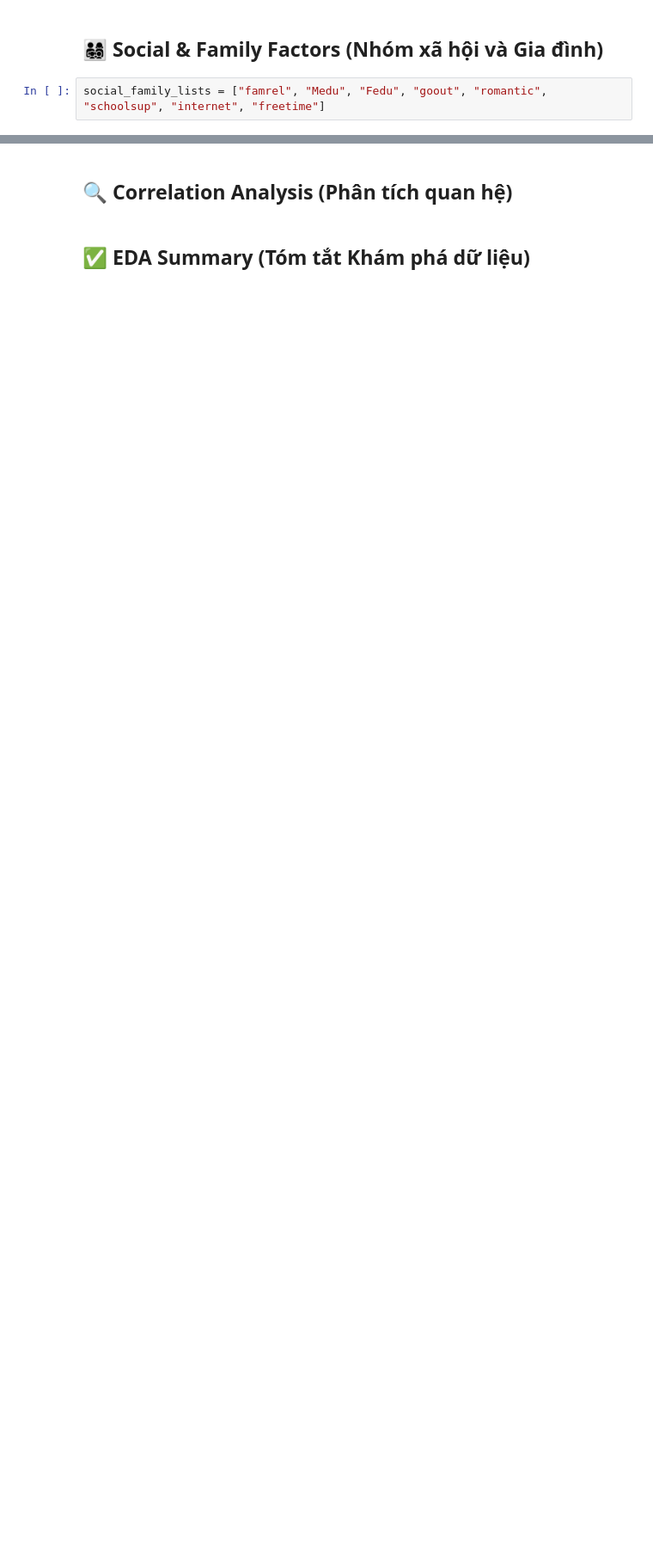
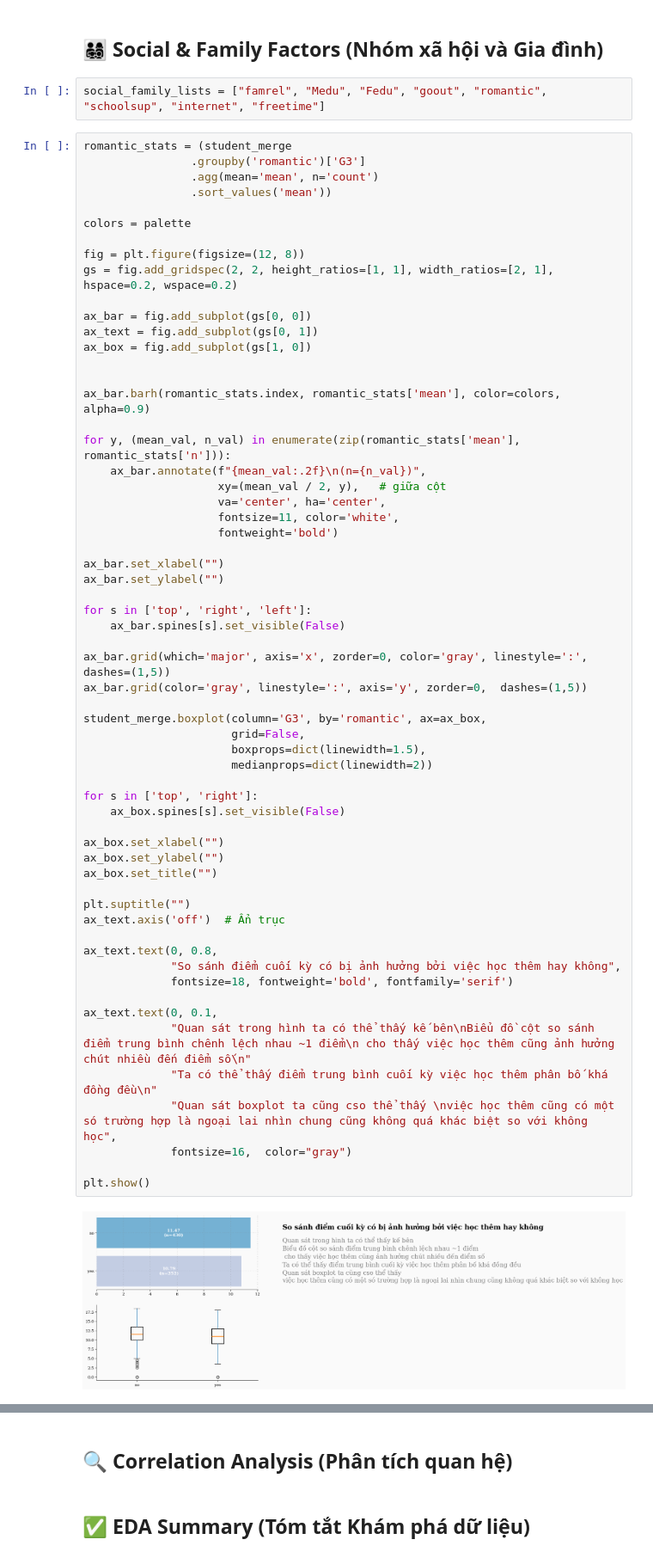
Before and after one commit to TienNguyen0712/student-alcohol-consumption-data-mining, a Jupyter notebook: notebooks/03_eda.ipynb, the cells around one changed output, grey strips where cells are left out. Shown at 86% size. Cells and saved outputs as stored; diff of their text form; blank space fills up the shorter version.

```diff
--- a/notebooks/03_eda.ipynb
+++ b/notebooks/03_eda.ipynb
@@ -351,3 +351,65 @@ plt.show()
 ## **👨‍👩‍👧‍👦 Social & Family Factors (Nhóm xã hội và Gia đình)**
 # %%
 social_family_lists = ["famrel", "Medu", "Fedu", "goout", "romantic", "schoolsup", "internet", "freetime"]
+# %%
+romantic_stats = (student_merge
+                .groupby('romantic')['G3']
+                .agg(mean='mean', n='count')
+                .sort_values('mean'))
+
+colors = palette
+
+fig = plt.figure(figsize=(12, 8))
+gs = fig.add_gridspec(2, 2, height_ratios=[1, 1], width_ratios=[2, 1], hspace=0.2, wspace=0.2)
+
+ax_bar = fig.add_subplot(gs[0, 0])
+ax_text = fig.add_subplot(gs[0, 1])
+ax_box = fig.add_subplot(gs[1, 0])
+
+
+ax_bar.barh(romantic_stats.index, romantic_stats['mean'], color=colors, alpha=0.9)
+
+for y, (mean_val, n_val) in enumerate(zip(romantic_stats['mean'], romantic_stats['n'])):
+    ax_bar.annotate(f"{mean_val:.2f}\n(n={n_val})",
+                    xy=(mean_val / 2, y),   # giữa cột
+                    va='center', ha='center',
+                    fontsize=11, color='white',
+                    fontweight='bold')
+
+ax_bar.set_xlabel("")
+ax_bar.set_ylabel("")
+
+for s in ['top', 'right', 'left']:
+    ax_bar.spines[s].set_visible(False)
+
+ax_bar.grid(which='major', axis='x', zorder=0, color='gray', linestyle=':', dashes=(1,5))
+ax_bar.grid(color='gray', linestyle=':', axis='y', zorder=0,  dashes=(1,5))
+
+student_merge.boxplot(column='G3', by='romantic', ax=ax_box,
+                      grid=False,
+                      boxprops=dict(linewidth=1.5),
+                      medianprops=dict(linewidth=2))
+
+for s in ['top', 'right']:
+    ax_box.spines[s].set_visible(False)
+
+ax_box.set_xlabel("")
+ax_box.set_ylabel("")
+ax_box.set_title("")
+
+plt.suptitle("")
+ax_text.axis('off')  # Ẩn trục
+
+ax_text.text(0, 0.8,
+             "So sánh điểm cuối kỳ có bị ảnh hưởng bởi việc học thêm hay không",
+             fontsize=18, fontweight='bold', fontfamily='serif')
+
+ax_text.text(0, 0.1,
+             "Quan sát trong hình ta có thể thấy kế bên\nBiểu đồ cột so sánh điểm trung bình chênh lệch nhau ~1 điểm\n cho thấy việc học thêm cũng ảnh hưởng chút nhiều đến điểm số\n"
+             "Ta có thể thấy điểm trung bình cuối kỳ việc học thêm phân bố khá đồng đều\n"
+             "Quan sát boxplot ta cũng cso thể thấy \nviệc học thêm cũng có một só trường hợp là ngoại lai nhìn chung cũng không quá khác biệt so với không học",
+             fontsize=16,  color="gray")
+
+plt.show()
+# %% [output]
+[figure, added]
```
Also changed, not shown: parts of 2 cells of this notebook.
